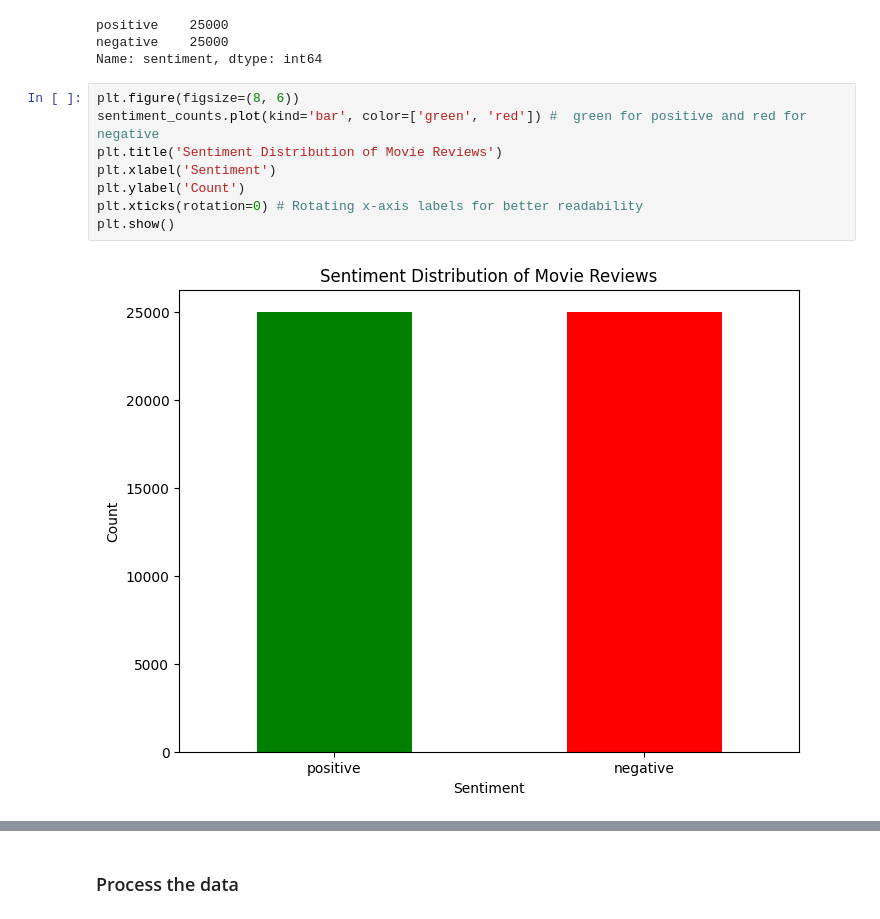
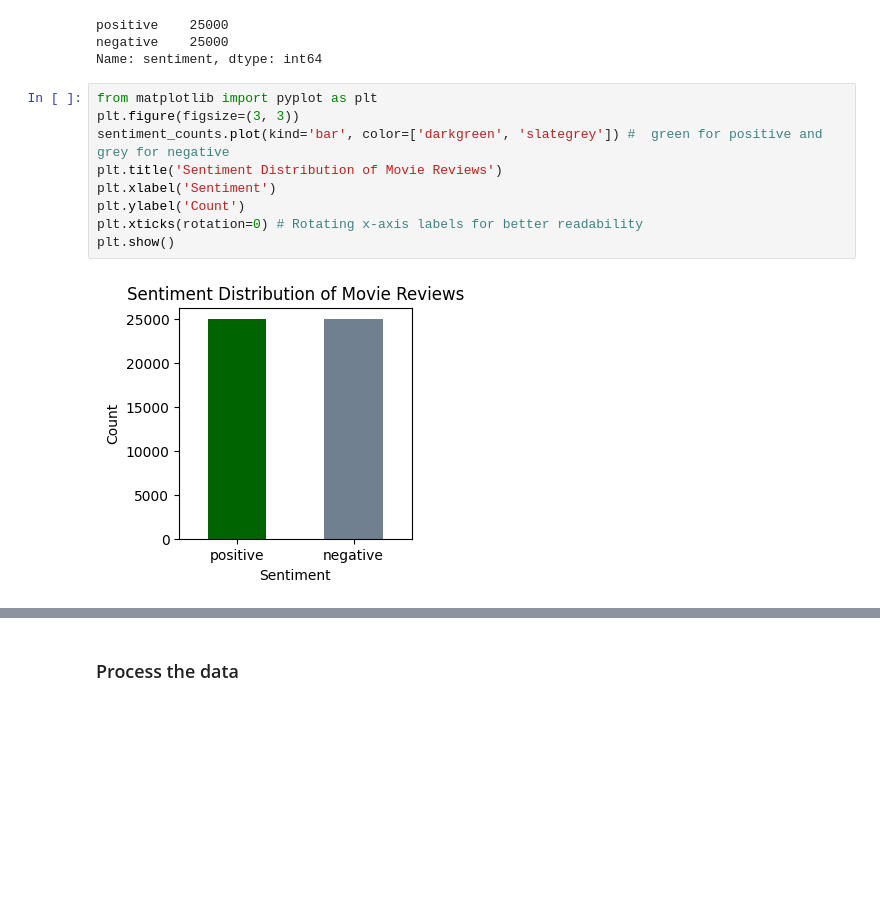
Before and after one commit to commitit/NLP, a Jupyter notebook: NLP.ipynb, the cells around one changed output, grey strips where cells are left out. Drawn from its saved outputs; the diff is of its cells as text; blank space fills up the shorter version.

```diff
--- a/NLP.ipynb
+++ b/NLP.ipynb
@@ -28,12 +28,13 @@ positive    25000
 negative    25000
 Name: sentiment, dtype: int64
 # %%
-plt.figure(figsize=(8, 6))
-sentiment_counts.plot(kind='bar', color=['green', 'red']) #  green for positive and red for negative
+from matplotlib import pyplot as plt
+plt.figure(figsize=(3, 3))
+sentiment_counts.plot(kind='bar', color=['darkgreen', 'slategrey']) #  green for positive and grey for negative
 plt.title('Sentiment Distribution of Movie Reviews')
 plt.xlabel('Sentiment')
 plt.ylabel('Count')
 plt.xticks(rotation=0) # Rotating x-axis labels for better readability
 plt.show()
 # %% [output]
-[figure, old version]
+[figure, new version]
```
Also changed, not shown: parts of 2 cells of this notebook.
